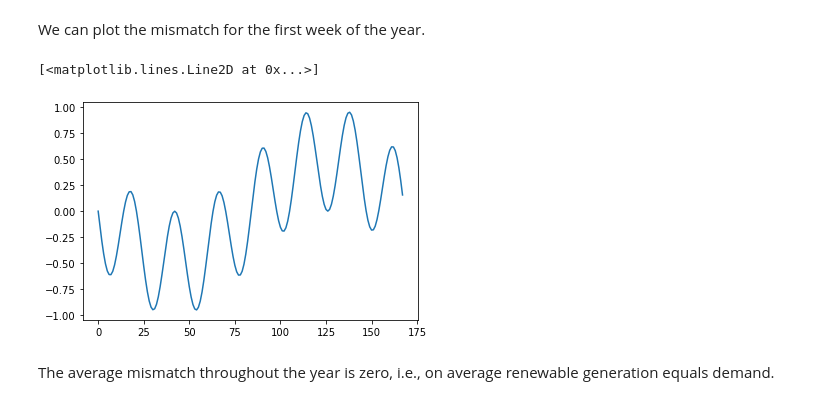
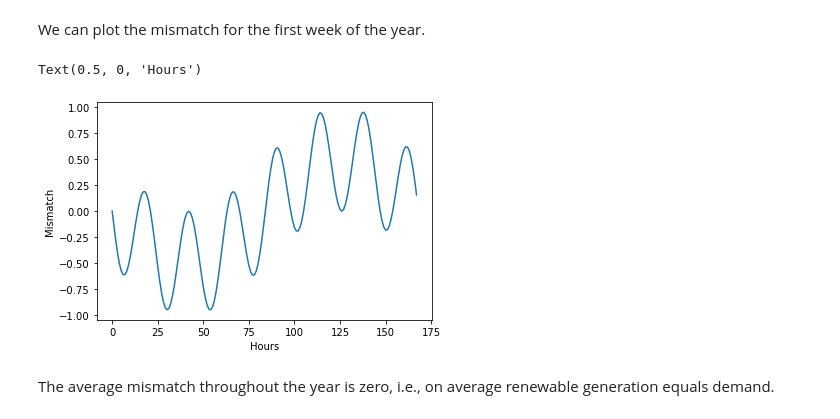
Before and after one commit to martavp/pv-textbook, a Jupyter notebook: Problems/Chapter_14/Problem14.05.ipynb, the cells around one changed output. Drawn from its saved outputs; the diff is of its cells as text; code cells hidden in the pictures.

```diff
--- a/Problems/Chapter_14/Problem14.05.ipynb
+++ b/Problems/Chapter_14/Problem14.05.ipynb
@@ -25,9 +25,11 @@ Delta = np.array([3.33*0.15*(1-np.sin(2*np.pi*t/24))+ 2*0.25*(1-np.sin(2*np.pi*t
 We can plot the mismatch for the first week of the year.
 # %%
 plt.plot(Delta[0:168])
+plt.ylabel("Mismatch")
+plt.xlabel("Hours")
 # %% [output]
-[<matplotlib.lines.Line2D at 0x...>]
+Text(0.5, 0, 'Hours')
-[figure, old version]
+[figure, new version]
 # %% [markdown]
 The average mismatch throughout the year is zero, i.e., on average renewable generation equals demand.
 # %%
```
Also changed, not shown: parts of 14 cells of this notebook, 2 other files.
